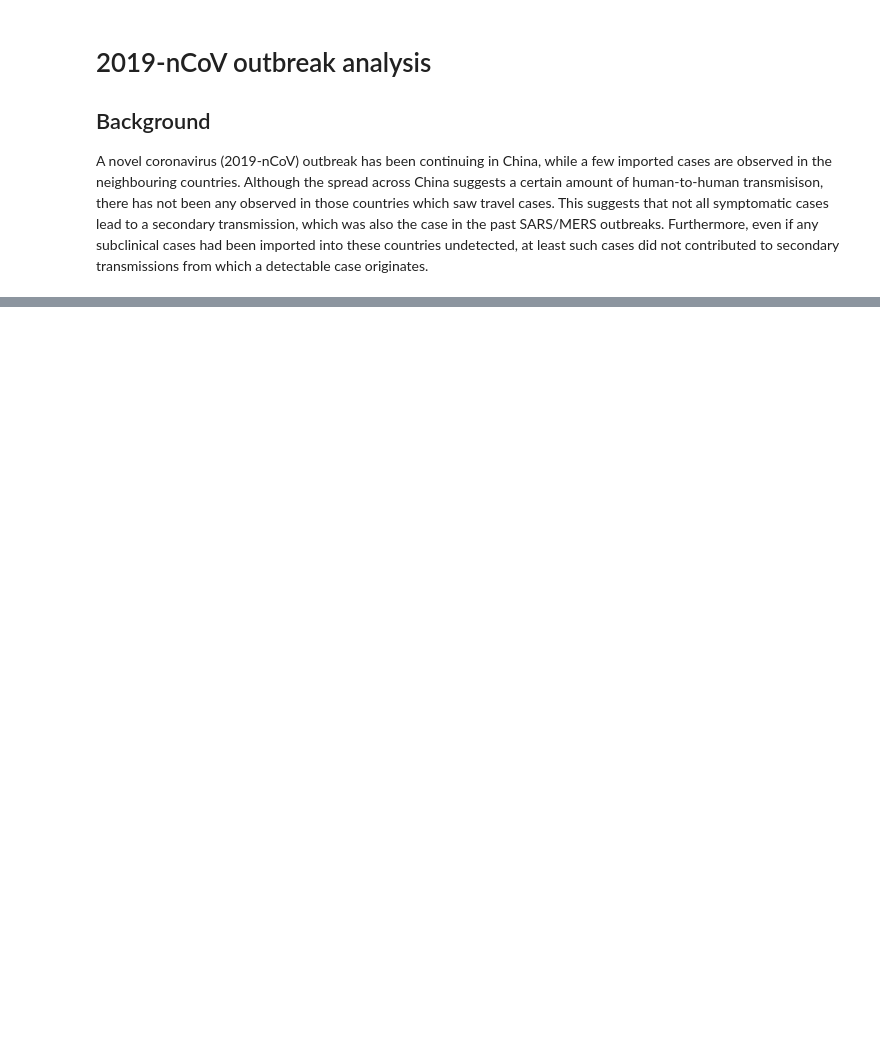
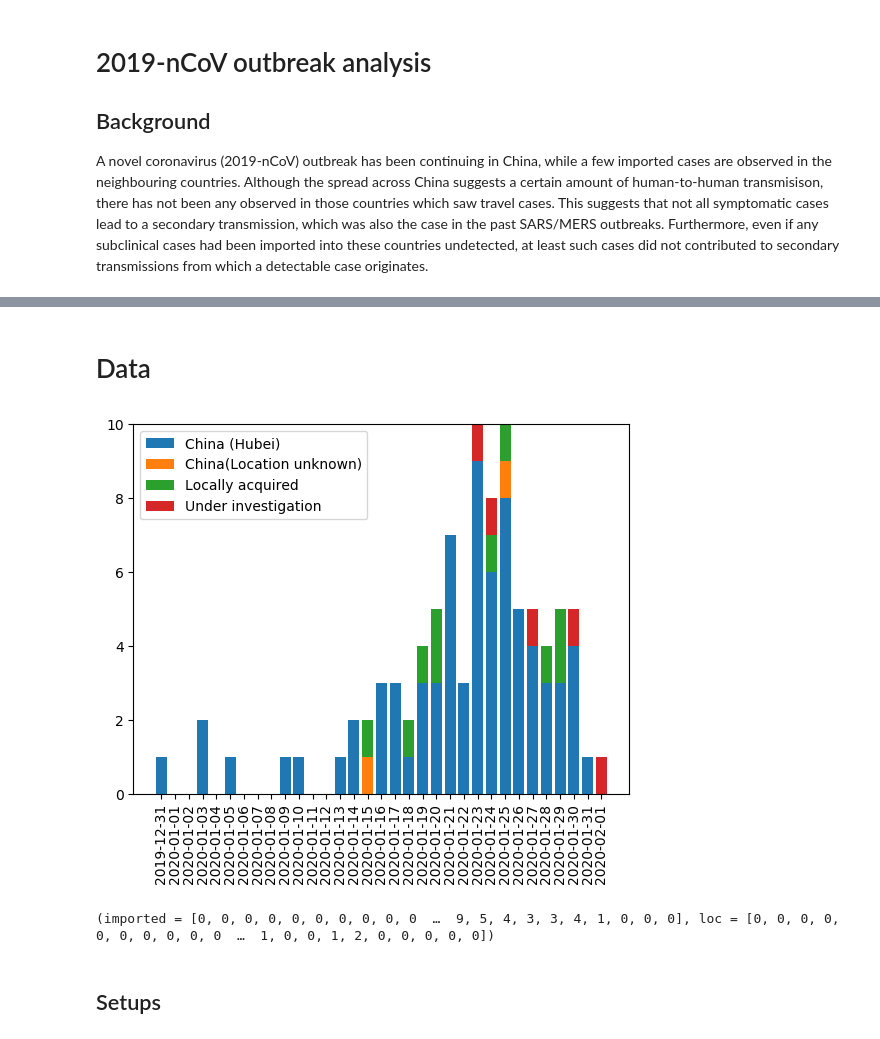
Before and after one commit to akira-endo/2019nCoV, a Jupyter notebook: src/nCoV_importation.ipynb, the cells around one changed output, grey strips where cells are left out. Saved outputs shown, nothing was run; the diff lists cells and outputs as text; code cells hidden in the pictures; blank space fills up the shorter version.

```diff
--- a/src/nCoV_importation.ipynb
+++ b/src/nCoV_importation.ipynb
@@ -74,0 +30,33 @@ krange=0.05:0.1:2
+# %% [markdown]
+# Data
+# %%
+using DataFrames, Dates, PyPlot
+# Imported and local cases outside China
+# Source (accessed 4/2/2020): https://www.who.int/docs/default-source/coronaviruse/situation-reports/20200204-sitrep-15-ncov.pdf
+dates=Date("2019-12-31"):Day(1):Date("2020-2-1")
+china_hubei  =[1,0,0,2,0,1,0,0,0,1,1,0,0,1,2,0,3,3,1,3,3,7,3,9,6,8,5,4,3,3,4,1,0]
+china_unknown=[0,0,0,0,0,0,0,0,0,0,0,0,0,0,0,1,0,0,0,0,0,0,0,0,0,1,0,0,0,0,0,0,0]
+localcases   =[0,0,0,0,0,0,0,0,0,0,0,0,0,0,0,1,0,0,1,1,2,0,0,0,1,1,0,0,1,2,0,0,0]
+underinv     =[0,0,0,0,0,0,0,0,0,0,0,0,0,0,0,0,0,0,0,0,0,0,0,1,1,1,0,1,0,0,1,0,1]
+casedata=DataFrame([dates,china_hubei,china_unknown,localcases,u_inv], [:date,:china_hubei,:china_unknown,:loc,:underinv])
+barplots=PyPlot.bar.(Ref(1:length(casedata.date)),[Vector(casedata[:,c]) for c in 2:5],0.8,[cumsum(hcat(zeros(Int,length(casedata.date)),Matrix(casedata[:,2:5])),dims=2)[:,c] for c in 1:4])
+PyPlot.xticks(1:length(casedata.date),dates,rotation="vertical")
+PyPlot.legend(getindex.(barplots,1),["China (Hubei)","China(Location unknown)","Locally acquired","Under investigation"]);
+# %% [output]
+[figure, added]
+# %%
+initdate=Date("2019-9-13")
+# Possible (earliest bound of) the estimted start of the outbreak
+# Source: http://virological.org/t/preliminary-phylogenetic-analysis-of-11-ncov2019-genomes-2020-01-19/329
+timelines=initdate:Day(1):Date("2020-2-3")
+const tlen=length(timelines)
+imported=zeros(Int,tlen)
+loc=zeros(Int,tlen)
+datesid=findall(x->x in dates,timelines)
+imported[datesid].=casedata.china_hubei.+casedata.china_unknown
+loc[datesid].=casedata.loc
+observed=(imported=imported,loc=loc)
+# %% [output]
+(imported = [0, 0, 0, 0, 0, 0, 0, 0, 0, 0  …  9, 5, 4, 3, 3, 4, 1, 0, 0, 0], loc = [0, 0, 0, 0, 0, 0, 0, 0, 0, 0  …  1, 0, 0, 1, 2, 0, 0, 0, 0, 0])
+# %% [markdown]
+## Setups
```
Also changed, not shown: parts of 12 cells of this notebook, 1 other file.
